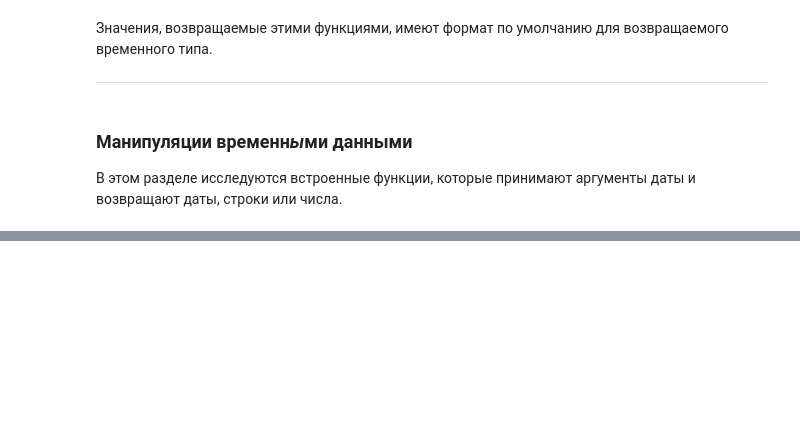
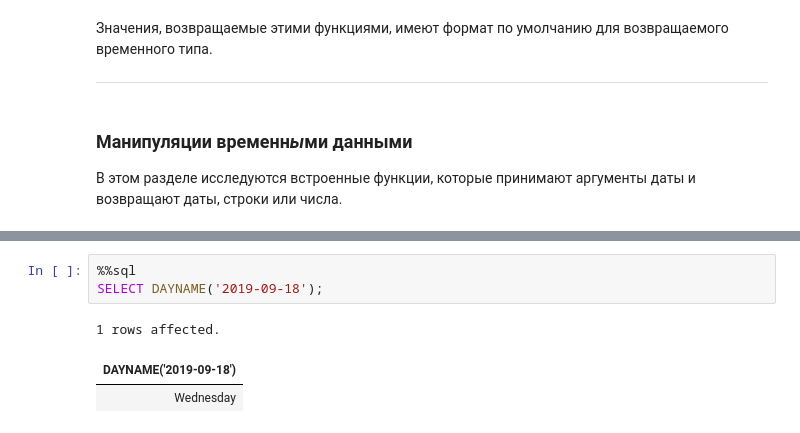
Before and after one commit to magus1968/learning-sql, a Jupyter notebook: docs/chapters/ch07.ipynb, the cells around one changed output, grey strips where cells are left out. Cells and saved outputs as stored; diff of their text form; blank space fills up the shorter version.

```diff
--- a/docs/chapters/ch07.ipynb
+++ b/docs/chapters/ch07.ipynb
@@ -1231,0 +1324,7 @@ SELECT CURRENT_DATE(), CURRENT_TIME(), CURRENT_TIMESTAMP();
+# %%
+%%sql
+SELECT DAYNAME('2019-09-18');
+# %% [output]
+1 rows affected.
+| DAYNAME('2019-09-18') |
+| Wednesday |
```
Also changed, not shown: parts of 15 cells of this notebook, 1 other file.
